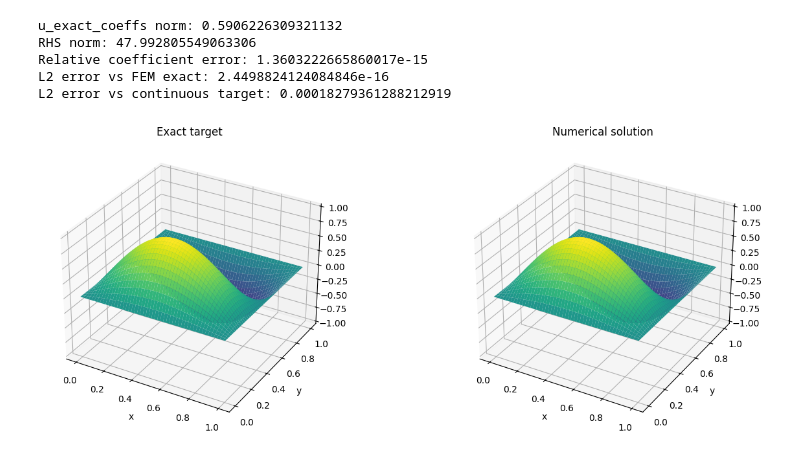
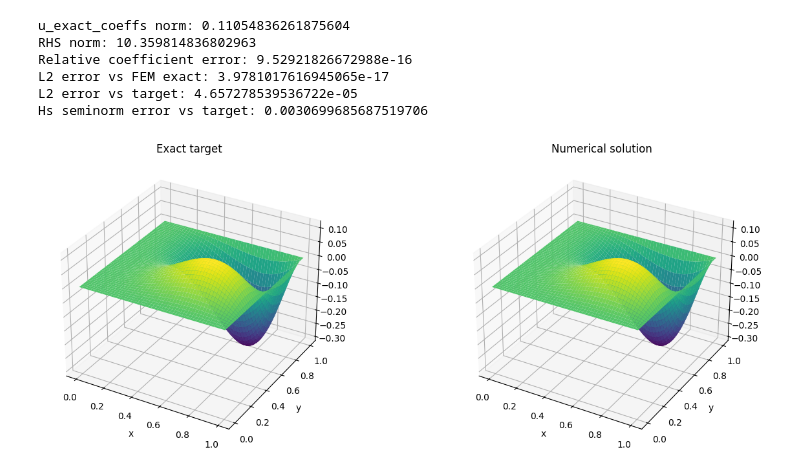
Before and after one commit to Rados420/Galerkin_solver3, a Jupyter notebook: demo_runs/fractional_poisson_analysis_2d.ipynb, the cells around one changed output. Drawn from its saved outputs; the diff is of its cells as text; code cells hidden in the pictures.

```diff
--- a/demo_runs/fractional_poisson_analysis_2d.ipynb
+++ b/demo_runs/fractional_poisson_analysis_2d.ipynb
@@ -235,7 +304,8 @@ q_proj = 64
 elems=bh.flatten()
 
 def u_target(x, y):
-    return np.sin(np.pi * x) * np.sin(2*np.pi * y)
+    return np.sin(np.pi * x) * np.sin(2*np.pi * y) * x**2 * y
+
 
 #Project RHS
 u_exact_coeffs = project_function_onto_basis(u_target, elems, q=q_proj)
@@ -260,39 +330,44 @@ u_num = reconstruct_solution(u_num_coeffs, elems)
 l2err_fe = l2_error(u_num, u_exact_fe)
 print("L2 error vs FEM exact:", l2err_fe)
 
+
 # error vs continuous target
 l2err_cont = l2_error(u_num, u_target)
-print("L2 error vs continuous target:", l2err_cont)
+hserr_cont = fractional_Hs_fullspace_error(u_num, u_target, s, n=100, m=150)
+print("L2 error vs target:", l2err_cont)
+print("Hs seminorm error vs target:", hserr_cont)
 
 n = 200
 xg = np.linspace(0, 1, n)
 yg = np.linspace(0, 1, n)
 Xg, Yg = np.meshgrid(xg, yg, indexing="ij")
 
 Z_num = u_num(Xg, Yg)
 Z_exact = u_target(Xg, Yg)
 
 
 fig = plt.figure(figsize=(14, 5))
 
 ax1 = fig.add_subplot(1, 2, 1, projection="3d")
 ax1.plot_surface(Xg, Yg, Z_exact, cmap=cm.viridis)
 ax1.set_title("Exact target")
 ax1.set_xlabel("x")
 ax1.set_ylabel("y")
 
 ax2 = fig.add_subplot(1, 2, 2, projection="3d")
 ax2.plot_surface(Xg, Yg, Z_num, cmap=cm.viridis)
 ax2.set_title("Numerical solution")
 ax2.set_xlabel("x")
 ax2.set_ylabel("y")
 
 plt.tight_layout()
+plt.savefig("fractional_solution_showcase.png", dpi=300)
 plt.show()
 # %% [output]
-u_exact_coeffs norm: 0.5906226309321132
-RHS norm: 47.992805549063306
-Relative coefficient error: 1.3603222665860017e-15
-L2 error vs FEM exact: 2.4498824124084846e-16
-L2 error vs continuous target: 0.00018279361288212919
+u_exact_coeffs norm: 0.11054836261875604
+RHS norm: 10.359814836802963
+Relative coefficient error: 9.52921826672988e-16
+L2 error vs FEM exact: 3.9781017616945065e-17
+L2 error vs target: 4.657278539536722e-05
+Hs seminorm error vs target: 0.0030699685687519706
-[figure, old version]
+[figure, new version]
```
Also changed, not shown: parts of 3 cells of this notebook, 1 other file.
